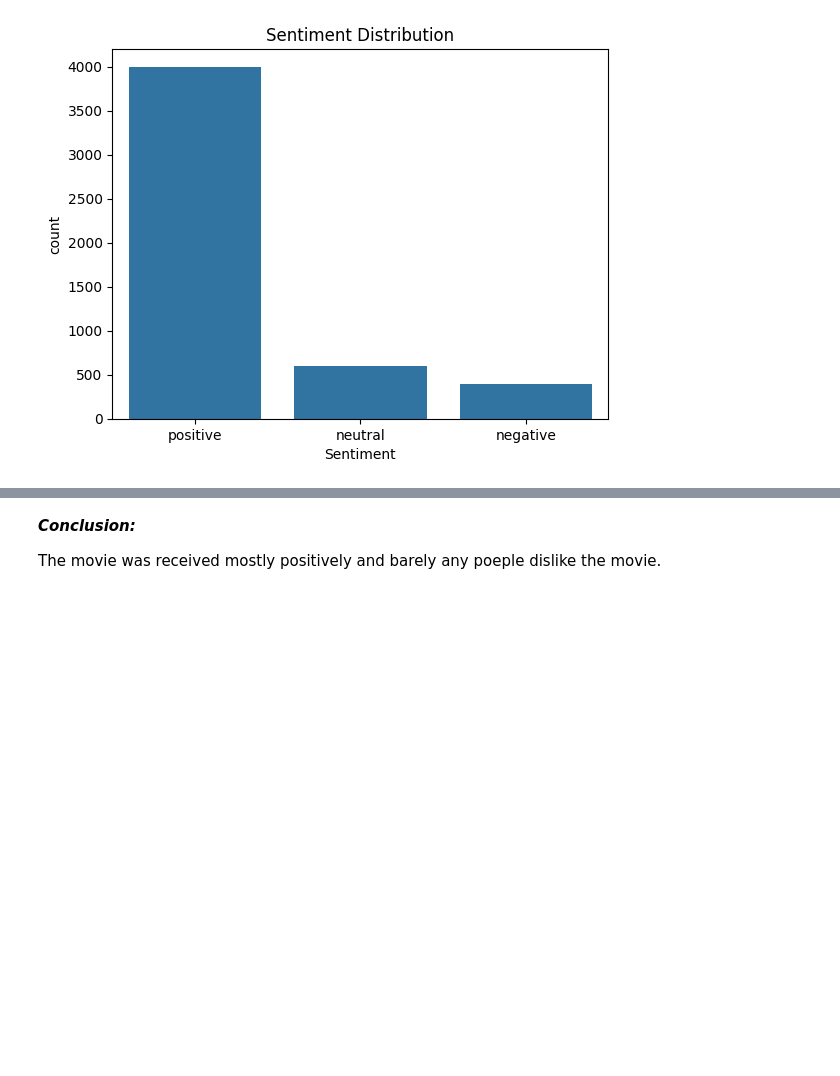
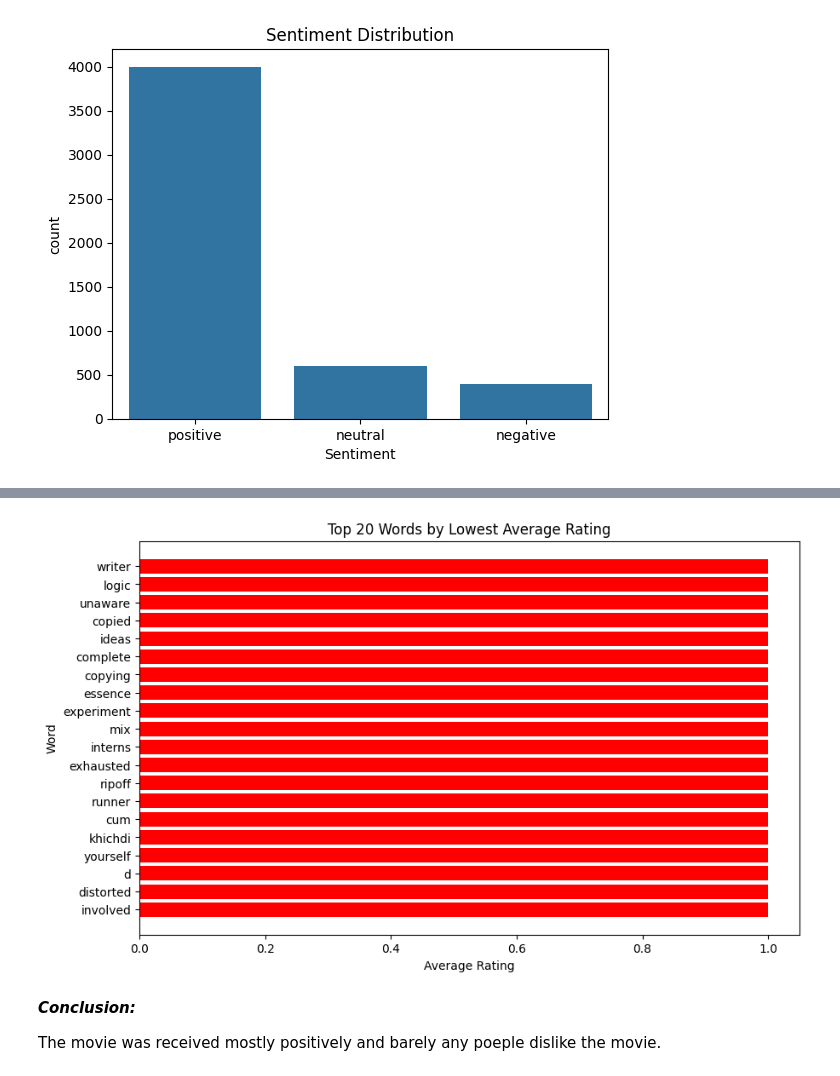
Before and after one commit to himanshutiwari2005/CANTILEVER, a Jupyter notebook: Task-1/EDA.ipynb, the cells around one changed output, grey strips where cells are left out. Saved outputs shown, nothing was run; the diff lists cells and outputs as text; code cells hidden in the pictures; blank space fills up the shorter version.

```diff
--- a/Task-1/EDA.ipynb
+++ b/Task-1/EDA.ipynb
@@ -145,3 +177,13 @@ plt.show()
+# %%
+plt.figure(figsize=(10,6))
+plt.barh(bottom_words["Word"], bottom_words["Average_Rating"], color="red")
+plt.xlabel("Average Rating")
+plt.ylabel("Word")
+plt.title("Top 20 Words by Lowest Average Rating")
+plt.gca().invert_yaxis()
+plt.show()
+# %% [output]
+[figure, added]
 # %% [markdown]
 ***Conclusion:***
 
```
Also changed, not shown: parts of 9 cells of this notebook, 1 other file.
